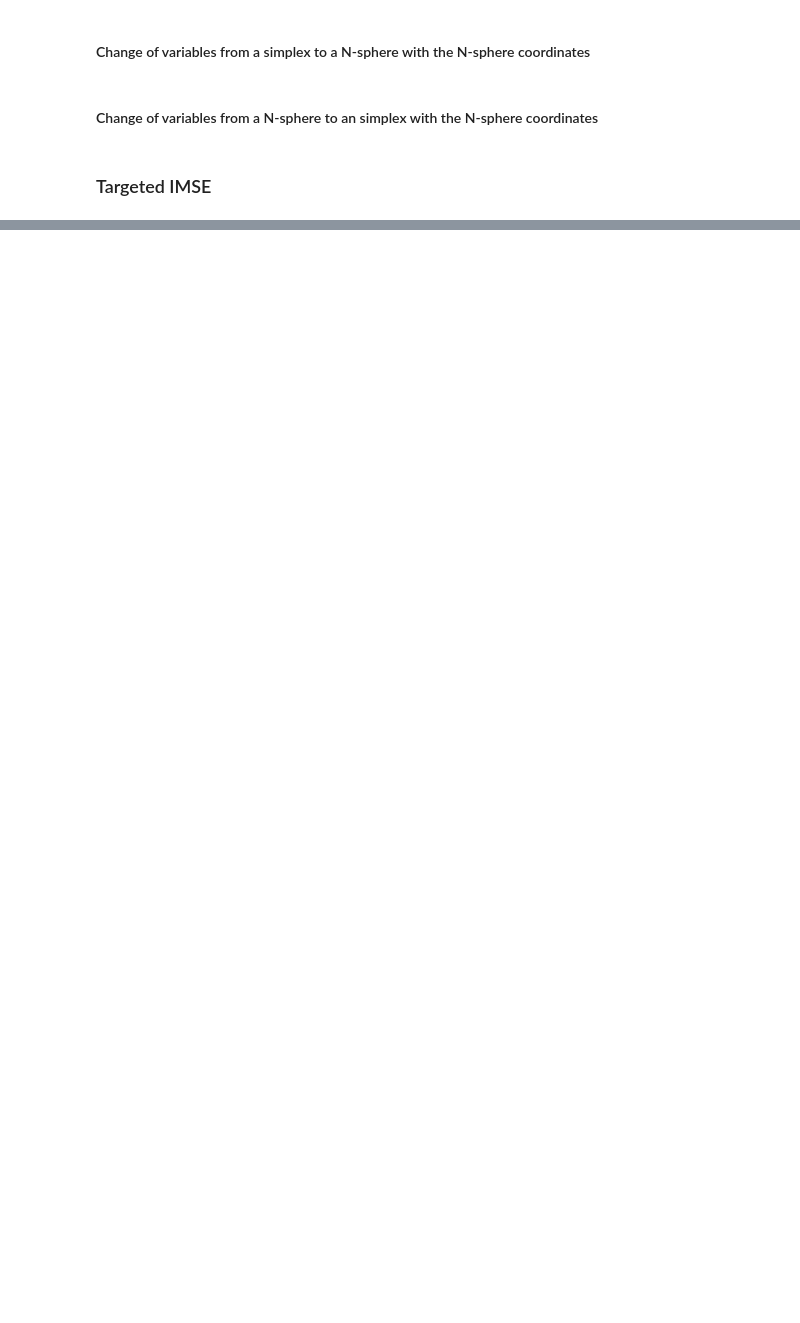
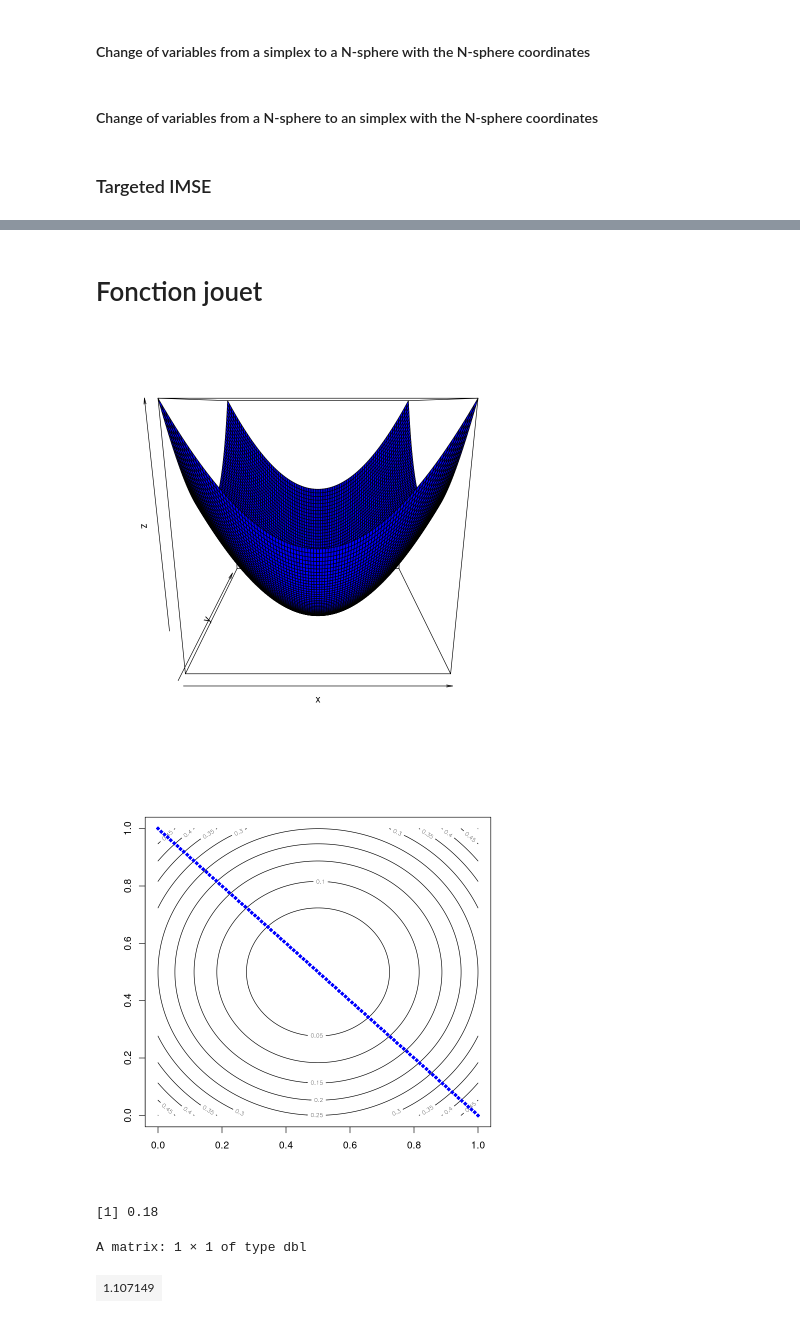
Before and after one commit to supetite/Projet-IPPON, a Jupyter notebook: T-IMSE Polar coordinates.ipynb, the cells around one changed output, grey strips where cells are left out. Saved outputs shown, nothing was run; the diff lists cells and outputs as text; code cells hidden in the pictures; blank space fills up the shorter version.

Commit message:
Version avec fonction jouet

```diff
--- a/T-IMSE Polar coordinates.ipynb
+++ b/T-IMSE Polar coordinates.ipynb
@@ -219,0 +153,2 @@ dim(data_Lasso_reduced)
+# %% [markdown]
+# Fonction jouet
@@ -219,0 +159,30 @@ dim(data_Lasso_reduced)
+# %%
+#x = c(0.1,0.2,0.3,0.4,0.5, 0.6, 0.7, 0.8, 0.9)
+#y=1-x
+
+x <- seq(0,1,length.out=100)
+y <- sort(1-x)
+z <- outer((x-0.5)^2,(y-0.5)^2,`+`)
+
+persp(x,y,z, col='blue')
+contour(x,y,z)
+lines(x, 1-x, pch=18, col="blue", type="b", lty=2)
+# %% [output]
+[figure, added]
+[figure, added]
+# %%
+jouet<-fjouet.test(0.2, 0.8)
+jouet
+# %% [output]
+[1] 0.18
+# %%
+test_change_in_phi_from_x = function(x){ #We put in argument a matrix or a vector that takes n values in a simplex
+    X<-as.matrix(x[,-1])
+    Y<-sqrt(X) #We do a first change of variables y²=x eq y=sqrt(x)
+    Y[is.na(Y)] <- 0  #If we have some Nan in our matrix we replace them by zeros
+    return(t(as.matrix(rect2polar((Y))$phi)))
+}
+test_change_in_phi_from_x(matrix(c(0.18, 0.2, 0.8), 1, 3))
+# %% [output]
+A matrix: 1 × 1 of type dbl
+| 1.107149 |
```
Also changed, not shown: parts of 30 cells of this notebook.
